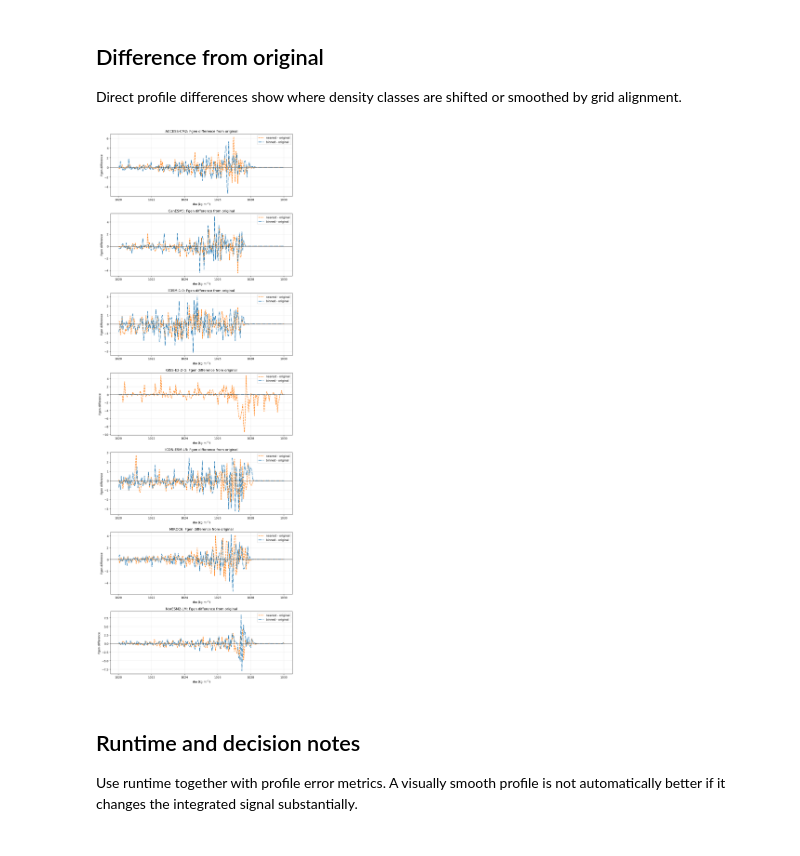
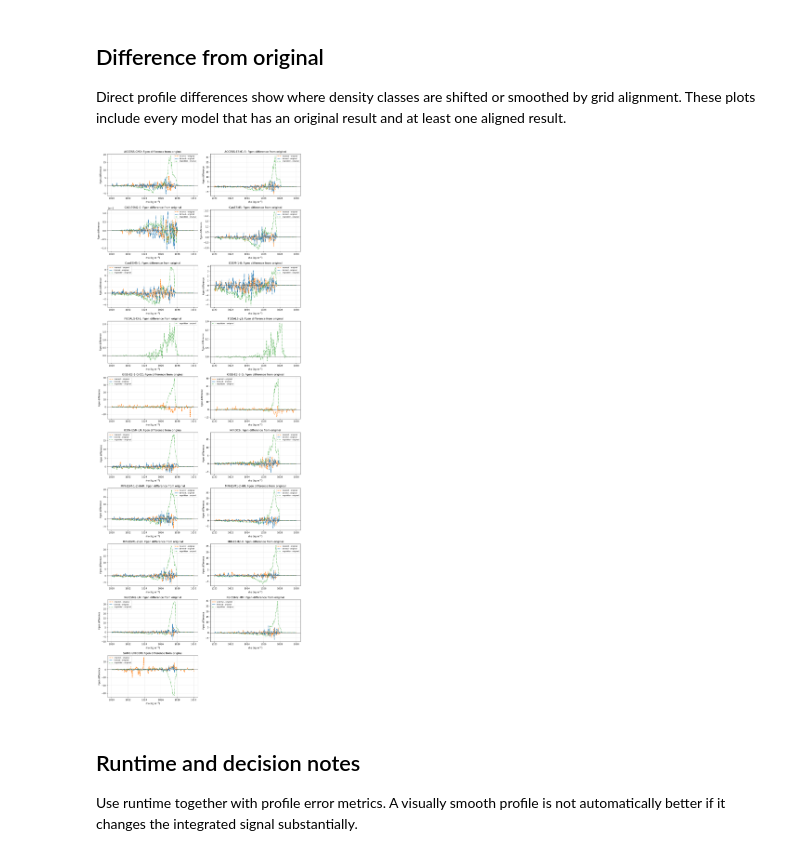
Before and after one commit to xuxingcheng/AMOC-Model-Performance-Analysis, a Jupyter notebook: scripts/GridAlignment/girdtest_Fgen.ipynb, the cells around one changed output. Cells and saved outputs as stored; diff of their text form; code cells hidden in the pictures.

```diff
--- a/scripts/GridAlignment/girdtest_Fgen.ipynb
+++ b/scripts/GridAlignment/girdtest_Fgen.ipynb
@@ -134,6 +183,7 @@ The summary uses the same types of metrics as the active Fgen evaluation noteboo
 def negative_integral(profile, column):
     negative_magnitude = np.clip(-profile[column].to_numpy(), 0.0, None)
     return float(np.trapz(negative_magnitude, profile['rho'].to_numpy()))
+
 
 def profile_summary(model, method, profile):
     minimum_index = profile['Fgen'].idxmin()
@@ -149,9 +199,9 @@ def profile_summary(model, method, profile):
     }
 
 summary = pd.DataFrame([
-    profile_summary(model, method, results[method][model])
-    for model in common_models
+    profile_summary(model, method, profile)
     for method in methods
+    for model, profile in results[method].items()
 ])
 summary.sort_values(['model', 'method'])
 # %% [output]
@@ -177,14 +223,19 @@ def percent_difference(value, reference):
     return np.nan if reference == 0 else 100.0 * (value - reference) / abs(reference)
 
 comparison_rows = []
-for model in common_models:
-    reference_profile = results['original'][model].set_index('rho')
-    reference_summary = summary[(summary['model'] == model) & (summary['method'] == 'original')].iloc[0]
-    for method in methods:
-        if method == 'original':
-            continue
+for method in methods:
+    if method == 'original' or 'original' not in results:
+        continue
+    comparable = sorted(set(results['original']) & set(results[method]))
+    for model in comparable:
+        reference_profile = results['original'][model].set_index('rho')
+        reference_summary = summary[(summary['model'] == model) & (summary['method'] == 'original')].iloc[0]
         aligned_profile = results[method][model].set_index('rho')
-        joined = reference_profile[['Fgen']].join(aligned_profile[['Fgen']], lsuffix='_original', rsuffix='_aligned').dropna()
+        joined = reference_profile[['Fgen']].join(
+            aligned_profile[['Fgen']],
+            lsuffix='_original',
+            rsuffix='_aligned',
+        ).dropna()
         method_summary = summary[(summary['model'] == model) & (summary['method'] == method)].iloc[0]
         difference = joined['Fgen_aligned'] - joined['Fgen_original']
         comparison_rows.append({
@@ -218,28 +271,37 @@ comparison.sort_values(['model', 'method'])
 # %% [markdown]
 ## Difference from original
 
-Direct profile differences show where density classes are shifted or smoothed by grid alignment.
+Direct profile differences show where density classes are shifted or smoothed by grid alignment. These plots include every model that has an original result and at least one aligned result.
 # %%
-fig, axes = plt.subplots(len(common_models), 1, figsize=(10, 4 * len(common_models)), squeeze=False)
-for axis, model in zip(axes.ravel(), common_models):
+difference_models = sorted(
+    model for model in all_models
+    if 'original' in results and model in results['original'] and any(
+        method != 'original' and model in results[method] for method in methods
+    )
+)
+
+fig, axes = subplot_grid(len(difference_models))
+for axis, model in zip(axes, difference_models):
     original = results['original'][model].set_index('rho')['Fgen']
     for method in methods:
-        if method == 'original':
+        if method == 'original' or model not in results[method]:
             continue
         aligned = results[method][model].set_index('rho')['Fgen']
         difference = aligned - original
         difference = difference[difference.index >= RHO_PLOT_MIN]
-        axis.plot(difference.index, difference.values, label=f'{method} - original', **METHOD_STYLES[method])
+        axis.plot(difference.index, difference.values, label=f'{method} - original', **METHOD_STYLES.get(method, {}))
     axis.axhline(0, color='black', linewidth=0.8)
     axis.set_title(f'{model}: Fgen difference from original')
     axis.set_xlabel('rho (kg m$^{-3}$)')
     axis.set_ylabel('Fgen difference')
     axis.grid(alpha=0.3)
-    axis.legend()
+    axis.legend(fontsize=8)
+for axis in axes[len(difference_models):]:
+    axis.axis('off')
 plt.tight_layout()
 plt.show()
 # %% [output]
-[figure, old version]
+[figure, new version]
 # %% [markdown]
 ## Runtime and decision notes
 
```
Also changed, not shown: parts of 13 cells of this notebook, 6 other files.
